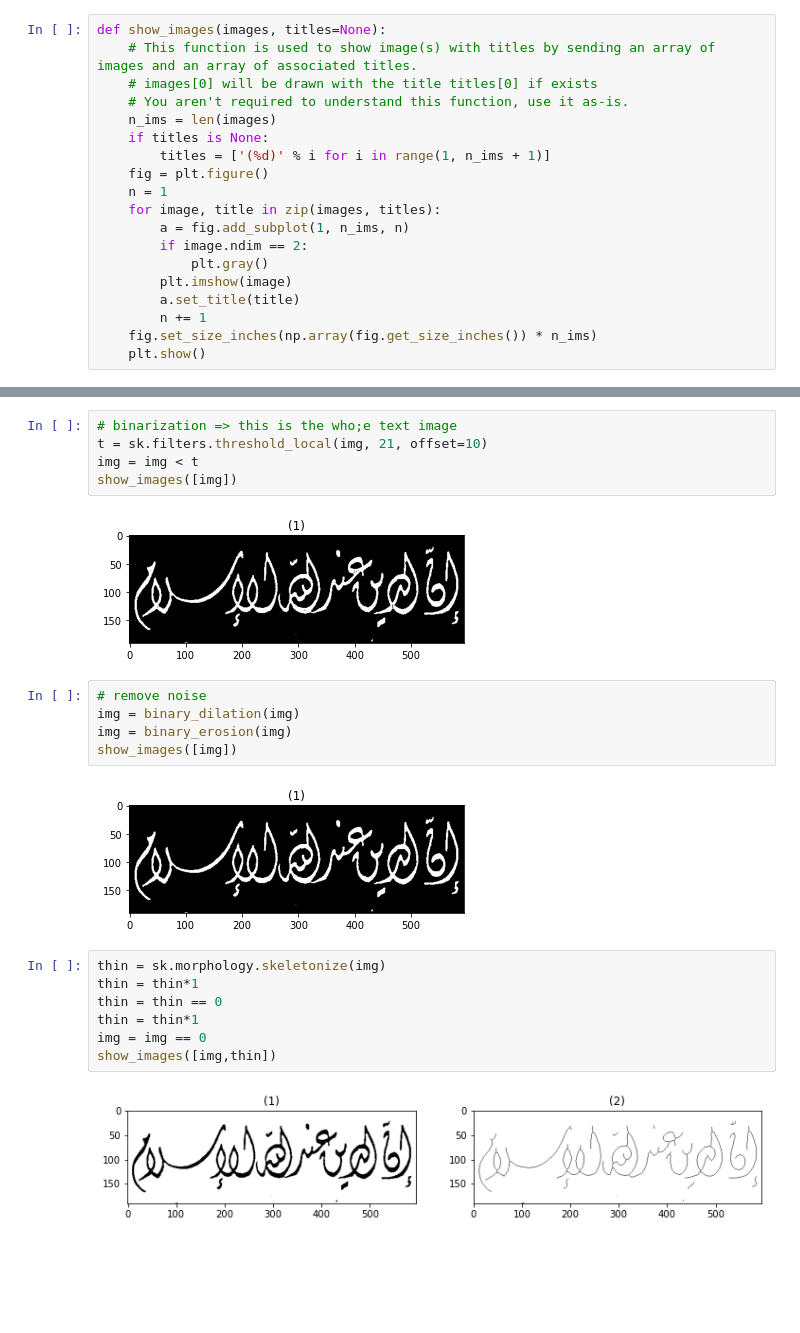
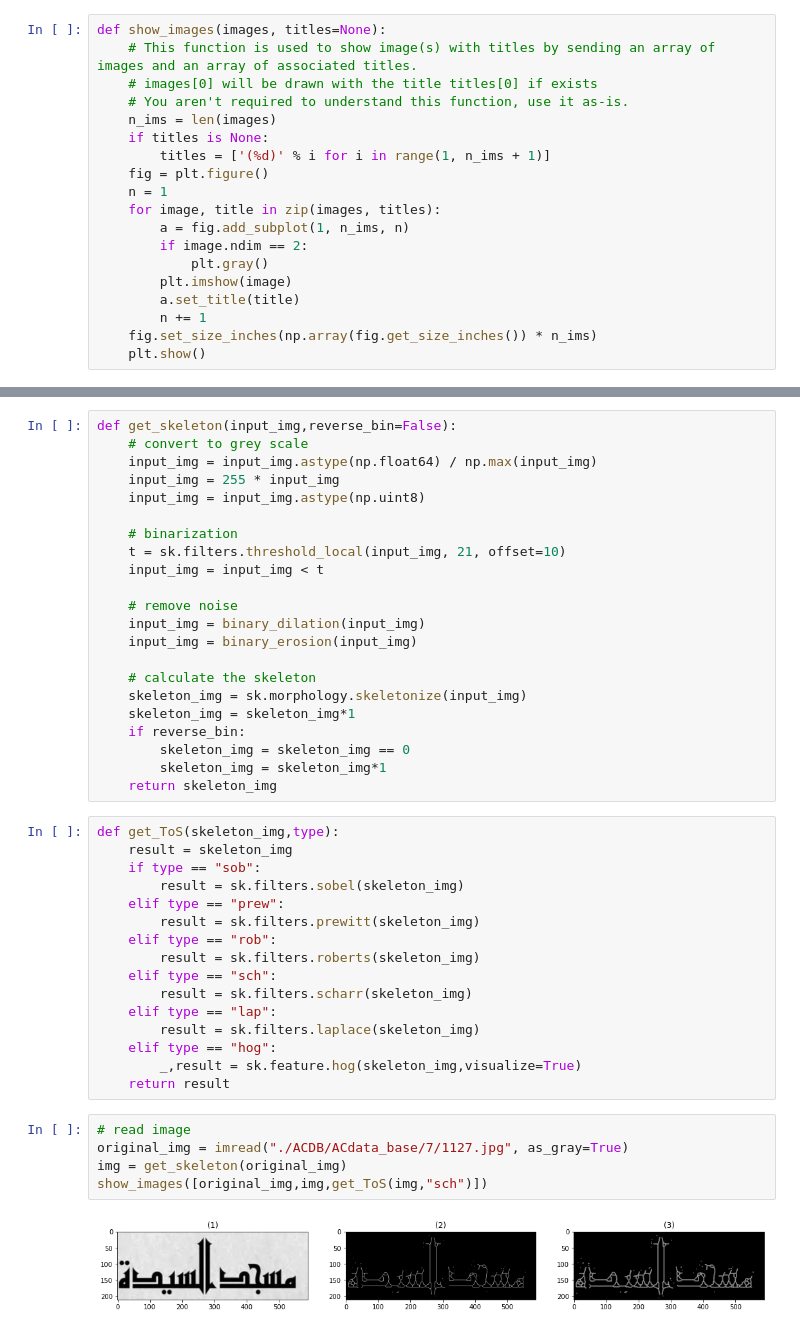
Before and after one commit to abdallahabusedo/Arabico, a Jupyter notebook: skeletonization.ipynb, the cells around one changed output, grey strips where cells are left out. Drawn from its saved outputs; the diff is of its cells as text; blank space fills up the shorter version.

```diff
--- a/skeletonization.ipynb
+++ b/skeletonization.ipynb
@@ -42,23 +31,45 @@ shape  (191, 595)
-# %%
-# binarization => this is the who;e text image
-t = sk.filters.threshold_local(img, 21, offset=10)
-img = img < t
-show_images([img])
-# %% [output]
-[figure, removed]
-# %%
-# remove noise
-img = binary_dilation(img)
-img = binary_erosion(img)
-show_images([img])
-# %% [output]
-[figure, removed]
-# %%
-thin = sk.morphology.skeletonize(img)
-thin = thin*1
-thin = thin == 0
-thin = thin*1
-img = img == 0
-show_images([img,thin])
-# %% [output]
-[figure, removed]
+# %%
+def get_skeleton(input_img,reverse_bin=False):
+    # convert to grey scale
+    input_img = input_img.astype(np.float64) / np.max(input_img)
+    input_img = 255 * input_img
+    input_img = input_img.astype(np.uint8)
+
+    # binarization
+    t = sk.filters.threshold_local(input_img, 21, offset=10)
+    input_img = input_img < t
+
+    # remove noise
+    input_img = binary_dilation(input_img)
+    input_img = binary_erosion(input_img)
+
+    # calculate the skeleton
+    skeleton_img = sk.morphology.skeletonize(input_img)
+    skeleton_img = skeleton_img*1
+    if reverse_bin:
+        skeleton_img = skeleton_img == 0
+        skeleton_img = skeleton_img*1
+    return skeleton_img
+# %%
+def get_ToS(skeleton_img,type):
+    result = skeleton_img
+    if type == "sob":
+        result = sk.filters.sobel(skeleton_img)
+    elif type == "prew":
+        result = sk.filters.prewitt(skeleton_img)
+    elif type == "rob":
+        result = sk.filters.roberts(skeleton_img)
+    elif type == "sch":
+        result = sk.filters.scharr(skeleton_img)
+    elif type == "lap":
+        result = sk.filters.laplace(skeleton_img)
+    elif type == "hog":
+        _,result = sk.feature.hog(skeleton_img,visualize=True)
+    return result
+# %%
+# read image
+original_img = imread("./ACDB/ACdata_base/7/1127.jpg", as_gray=True)
+img = get_skeleton(original_img)
+show_images([original_img,img,get_ToS(img,"sch")])
+# %% [output]
+[figure, added]
```
Also changed, not shown: parts of 1 cell of this notebook.
